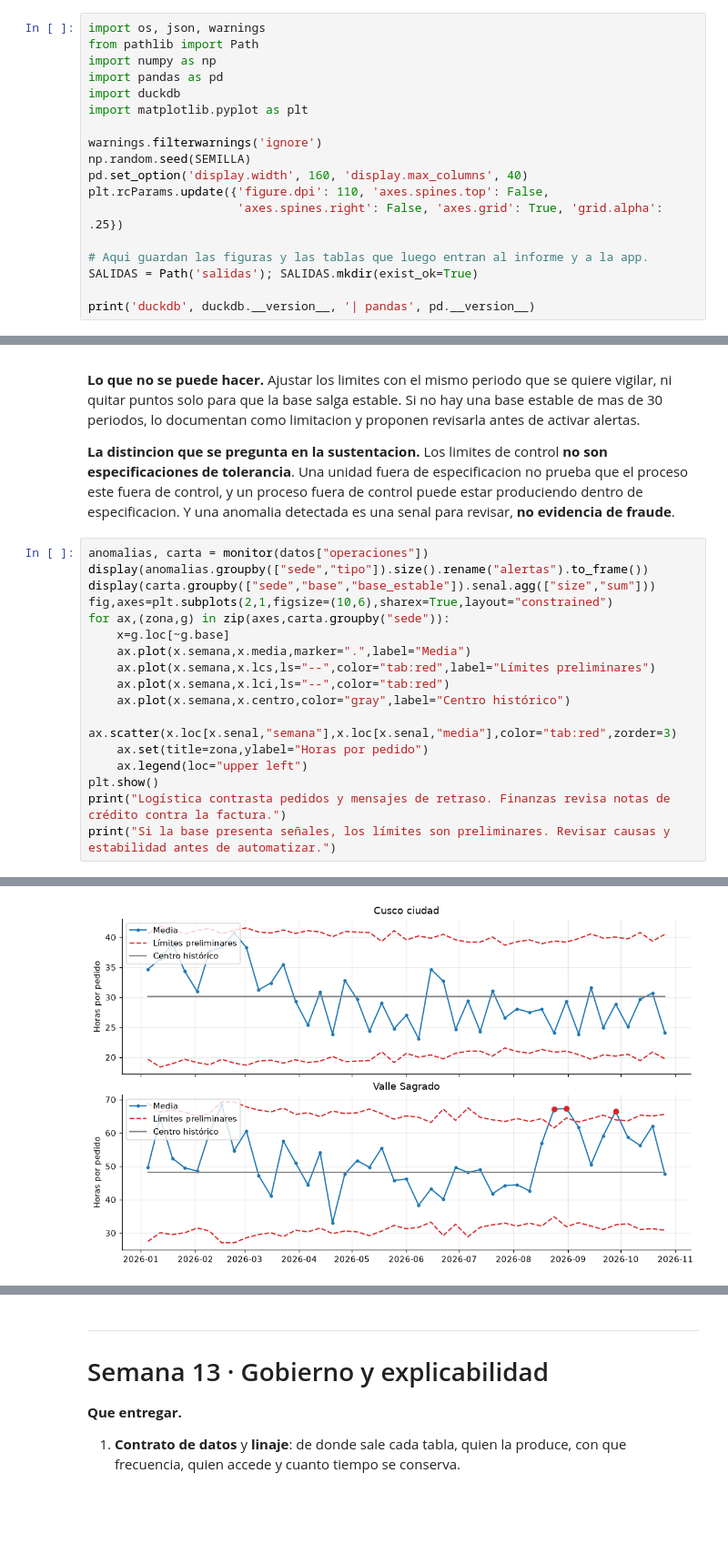
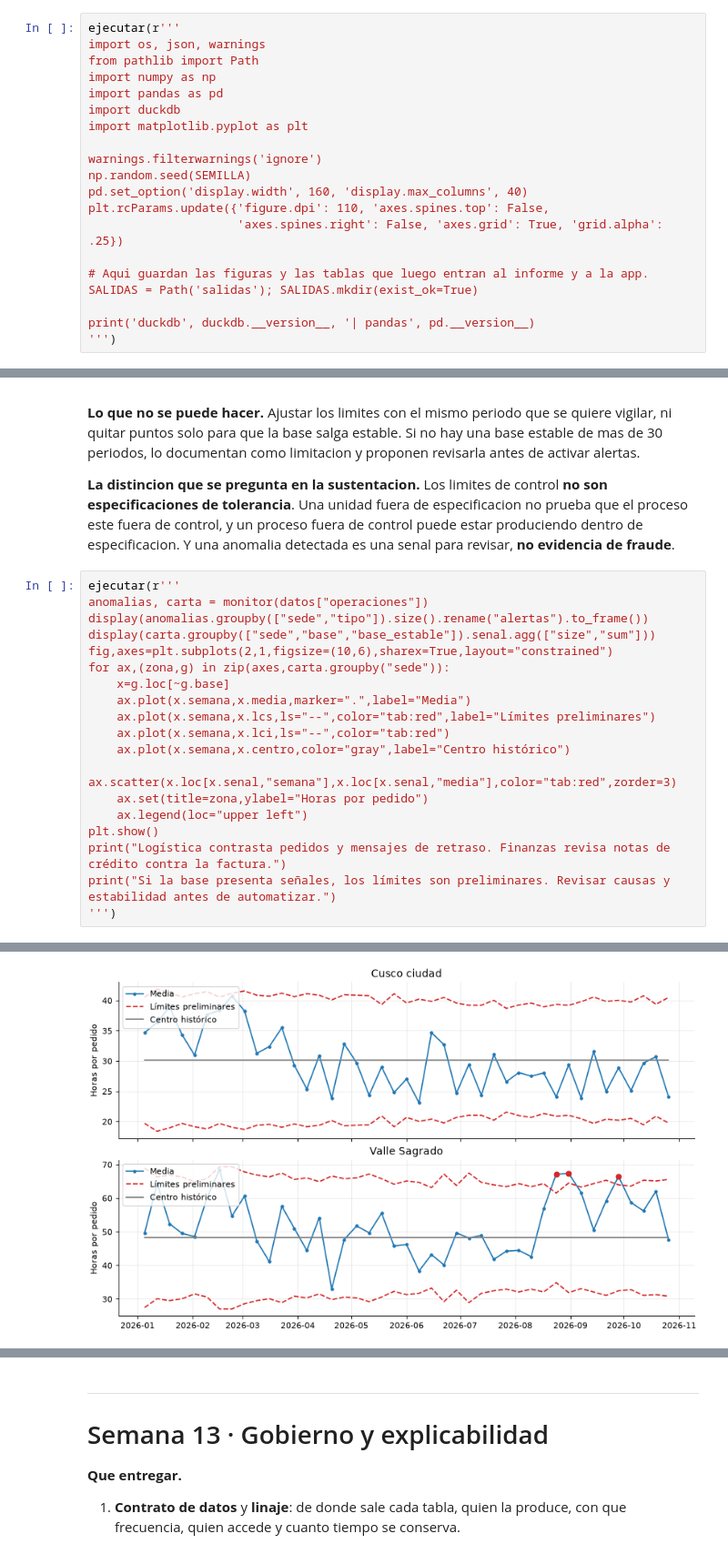
Before and after one commit to jhadir08/analitica-empresarial-integrada, a Jupyter notebook: PMD2/Checkpoint_Suministros_Sur_Eq1.ipynb, the cells around one changed output, grey strips where cells are left out. Shown at 91% size. Cells and saved outputs as stored; diff of their text form; blank space fills up the shorter version.

```diff
--- a/PMD2/Checkpoint_Suministros_Sur_Eq1.ipynb
+++ b/PMD2/Checkpoint_Suministros_Sur_Eq1.ipynb
@@ -88,4 +197,5 @@ if 'google.colab' in sys.modules:
 # %%
+ejecutar(r'''
 import os, json, warnings
 from pathlib import Path
 import numpy as np
@@ -103,5 +213,6 @@ plt.rcParams.update({'figure.dpi': 110, 'axes.spines.top': False,
 SALIDAS = Path('salidas'); SALIDAS.mkdir(exist_ok=True)
 
 print('duckdb', duckdb.__version__, '| pandas', pd.__version__)
+''')
 # %% [output]
 duckdb 1.1.3 | pandas 2.2.3
@@ -615,6 +8967,7 @@ especificaciones de tolerancia**. Una unidad fuera de especificacion no prueba q
 este fuera de control, y un proceso fuera de control puede estar produciendo dentro de
 especificacion. Y una anomalia detectada es una senal para revisar, **no evidencia de fraude**.
 # %%
+ejecutar(r'''
 anomalias, carta = monitor(datos["operaciones"])
 display(anomalias.groupby(["sede","tipo"]).size().rename("alertas").to_frame())
 display(carta.groupby(["sede","base","base_estable"]).senal.agg(["size","sum"]))
@@ -631,4 +8984,5 @@ for ax,(zona,g) in zip(axes,carta.groupby("sede")):
 plt.show()
 print("Logística contrasta pedidos y mensajes de retraso. Finanzas revisa notas de crédito contra la factura.")
 print("Si la base presenta señales, los límites son preliminares. Revisar causas y estabilidad antes de automatizar.")
+''')
 # %% [output]
@@ -635,13 +8991,13 @@ print("Si la base presenta señales, los límites son preliminares. Revisar caus
 |  |  | alertas |
 | sede | tipo |  |
 | Cusco ciudad | nota_credito | 3 |
 |  | tiempo_entrega_h | 86 |
 | Valle Sagrado | nota_credito | 2 |
 |  | tiempo_entrega_h | 55 |
 |  |  |  | size | sum |
 | sede | base | base_estable |  |  |
 | Cusco ciudad | False | False | 43 | 0 |
 |  | True | False | 157 | 6 |
 | Valle Sagrado | False | False | 43 | 3 |
 |  | True | False | 157 | 1 |
-[figure, old version]
+[figure, new version]
```
Also changed, not shown: parts of 43 cells of this notebook, 2 other files.
